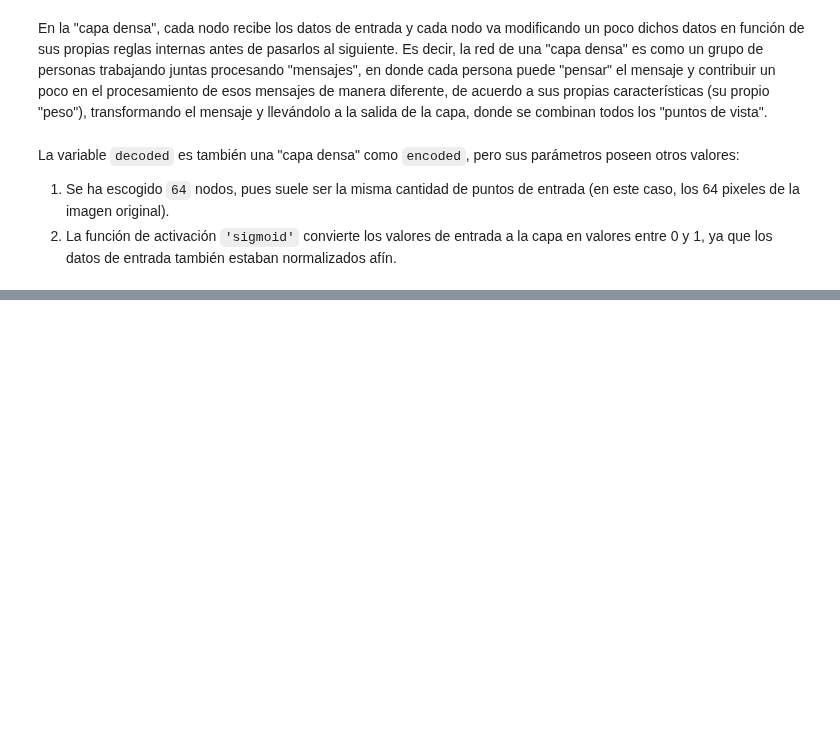
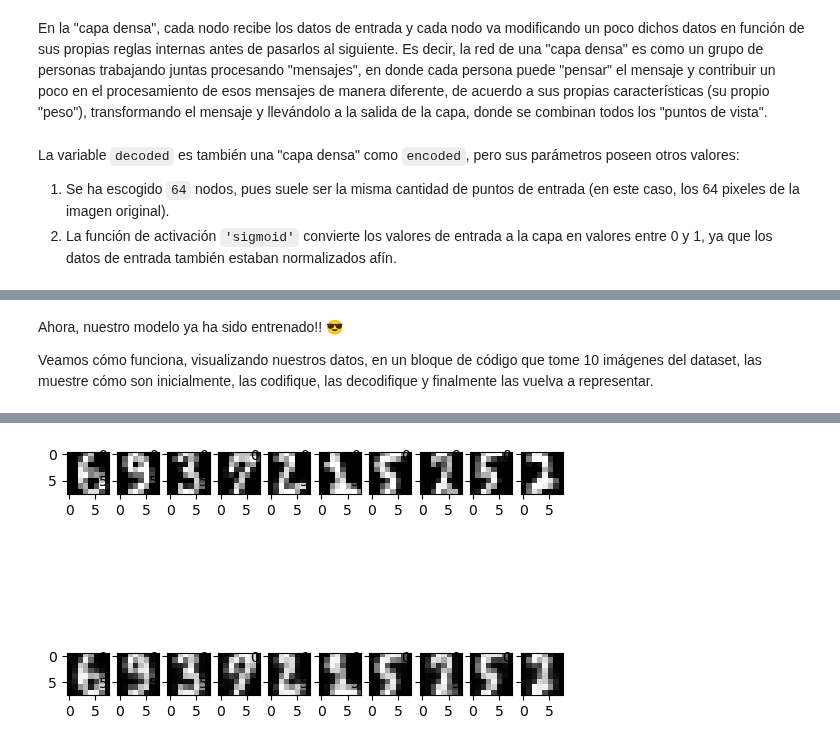
Before and after one commit to frgonzalezb/Udemy_Python_Total_DS_ML, a Jupyter notebook: 12_Machine_Learning_II/autoencoders.ipynb, the cells around one changed output, grey strips where cells are left out. Cells and saved outputs as stored; diff of their text form; code cells hidden in the pictures; blank space fills up the shorter version.

Commit message:
Autoencoders en Machine Learning - Parte II

```diff
--- a/12_Machine_Learning_II/autoencoders.ipynb
+++ b/12_Machine_Learning_II/autoencoders.ipynb
@@ -174,0 +179,2 @@ La variable `decoded` es también una "capa densa" como `encoded`, pero sus par
+# %%
+autoencoder = Model(input_image, decoded)
@@ -174,0 +183,2 @@ La variable `decoded` es también una "capa densa" como `encoded`, pero sus par
+# %%
+autoencoder.compile(optimizer='adam', loss='binary_crossentropy')
@@ -174,0 +195,9 @@ La variable `decoded` es también una "capa densa" como `encoded`, pero sus par
+# %%
+autoencoder.fit(
+    x_train,
+    x_train,
+    epochs=100,      # según Federico, 100 es un punto inicial razonable
+    batch_size=256,  # según Federico, 256 es un punto inicial razonable
+    shuffle=True,
+    validation_data=(x_test, x_test)
+)
@@ -174,0 +237,24 @@ La variable `decoded` es también una "capa densa" como `encoded`, pero sus par
+# %% [markdown]
+Ahora, nuestro modelo ya ha sido entrenado!! 😎
+
+Veamos cómo funciona, visualizando nuestros datos, en un bloque de código que tome 10 imágenes del dataset, las muestre cómo son inicialmente, las codifique, las decodifique y finalmente las vuelva a representar.
+# %%
+for i in range(10):
+    # Imágenes originales
+    plt.subplot(
+        2,     # filas
+        10,    # columnas
+        i + 1  # posición de cada plot
+    )
+    plt.imshow(x_test[i].reshape(8,8), cmap='gray')
+
+    # Imágenes decodificadas
+    plt.subplot(
+        2,
+        10,
+        i + 1 + 10
+    )
+    plt.imshow(autoencoder.predict(x_test)[i].reshape(8,8), cmap='gray')
+
+plt.show()
+# %% [output]
@@ -174,0 +271 @@ La variable `decoded` es también una "capa densa" como `encoded`, pero sus par
+[figure, added]
```
Also changed, not shown: parts of 8 cells of this notebook.
